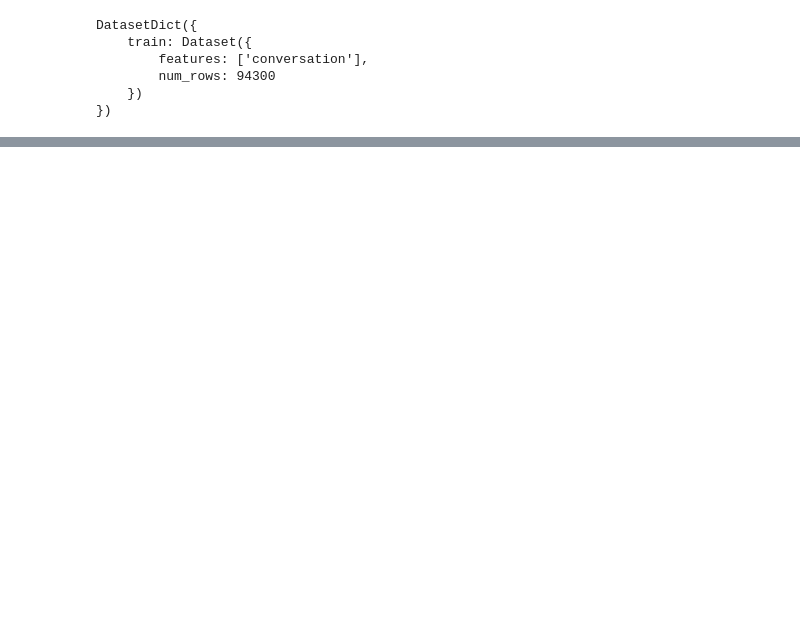
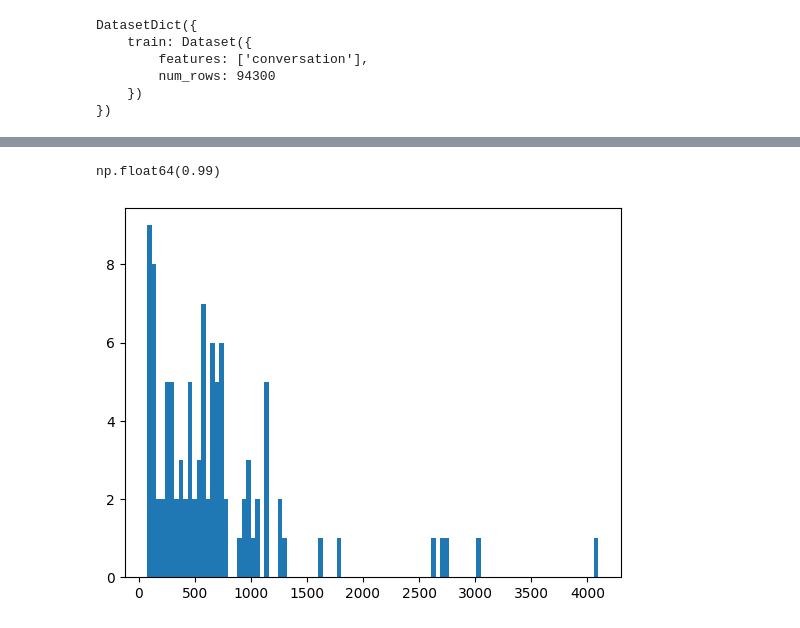
Before and after one commit to chingf/encoded_reasoning, a Jupyter notebook: convert_to_rot13.ipynb, the cells around one changed output, grey strips where cells are left out. Cells and saved outputs as stored; diff of their text form; code cells hidden in the pictures; blank space fills up the shorter version.

```diff
--- a/convert_to_rot13.ipynb
+++ b/convert_to_rot13.ipynb
@@ -184,0 +253,10 @@ DatasetDict({
+# %%
+with open('thinking_token_counts.py', 'rb') as f:
+    results = pickle.load(f)
+# %%
+ft = np.array(results['finished_thinking'])
+token_counts = np.array(results['token_counts'])
+# %%
+np.sum(ft)/ft.size
+# %% [output]
+np.float64(0.99)
@@ -184,0 +265,6 @@ DatasetDict({
+# %%
+plt.figure()
+plt.hist(token_counts, bins=100)
+plt.show()
+# %% [output]
+[figure, added]
```
Also changed, not shown: parts of 28 cells of this notebook, 2 other files.
